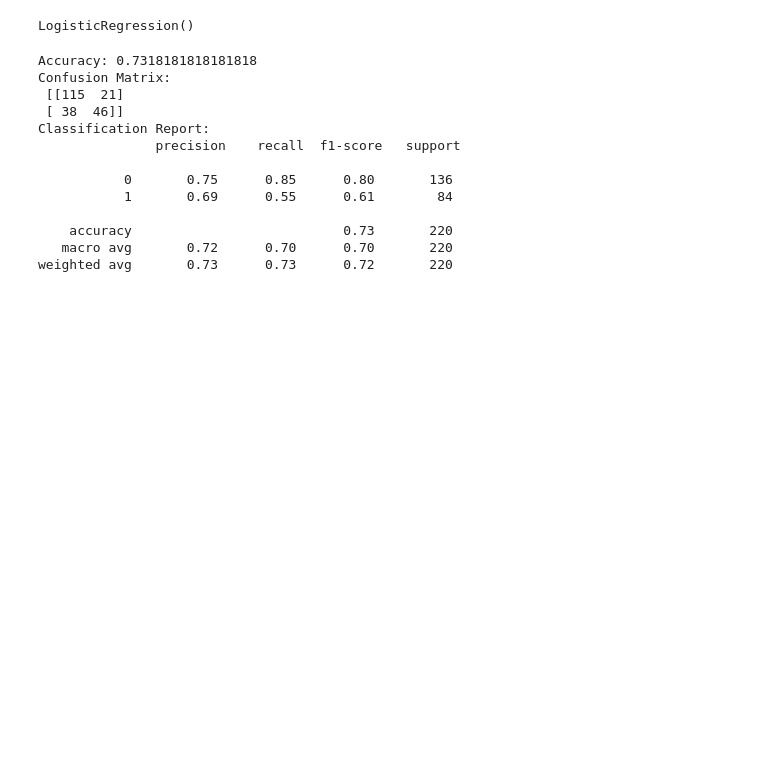
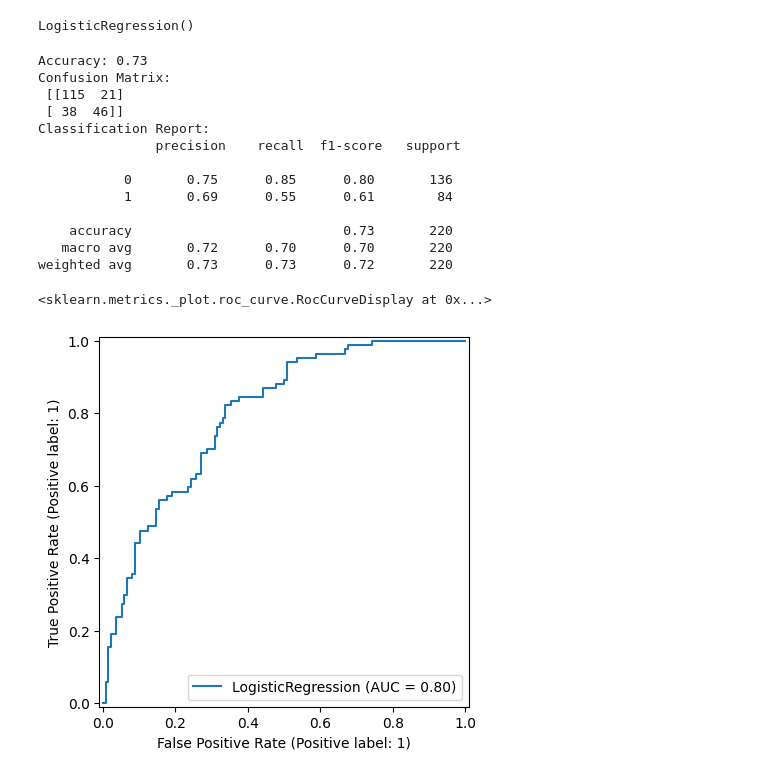
Before and after one commit to withabubaker/Diabetes-SupervisedLearning, a Jupyter notebook: Diabetes.ipynb, the cells around one changed output. Saved outputs shown, nothing was run; the diff lists cells and outputs as text; code cells hidden in the pictures; blank space fills up the shorter version.

```diff
--- a/Diabetes.ipynb
+++ b/Diabetes.ipynb
@@ -598,11 +598,11 @@ model.fit(X_train, y_train)
 LogisticRegression()
 # %%
 y_pred = model.predict(X_test)
-print("Accuracy:", accuracy_score(y_test, y_pred))
+print("Accuracy: {:.2f}".format(accuracy_score(y_test, y_pred)))
 print("Confusion Matrix:\n", confusion_matrix(y_test, y_pred))
 print("Classification Report:\n", classification_report(y_test, y_pred))
 # %% [output]
-Accuracy: 0.7318181818181818
+Accuracy: 0.73
 Confusion Matrix:
  [[115  21]
  [ 38  46]]
@@ -615,3 +615,8 @@ Classification Report:
     accuracy                           0.73       220
    macro avg       0.72      0.70      0.70       220
 weighted avg       0.73      0.73      0.72       220
+# %%
+RocCurveDisplay.from_estimator(model, X_test, y_test)
+# %% [output]
+<sklearn.metrics._plot.roc_curve.RocCurveDisplay at 0x...>
+[figure, added]
```
Also changed, not shown: parts of 1 cell of this notebook.
